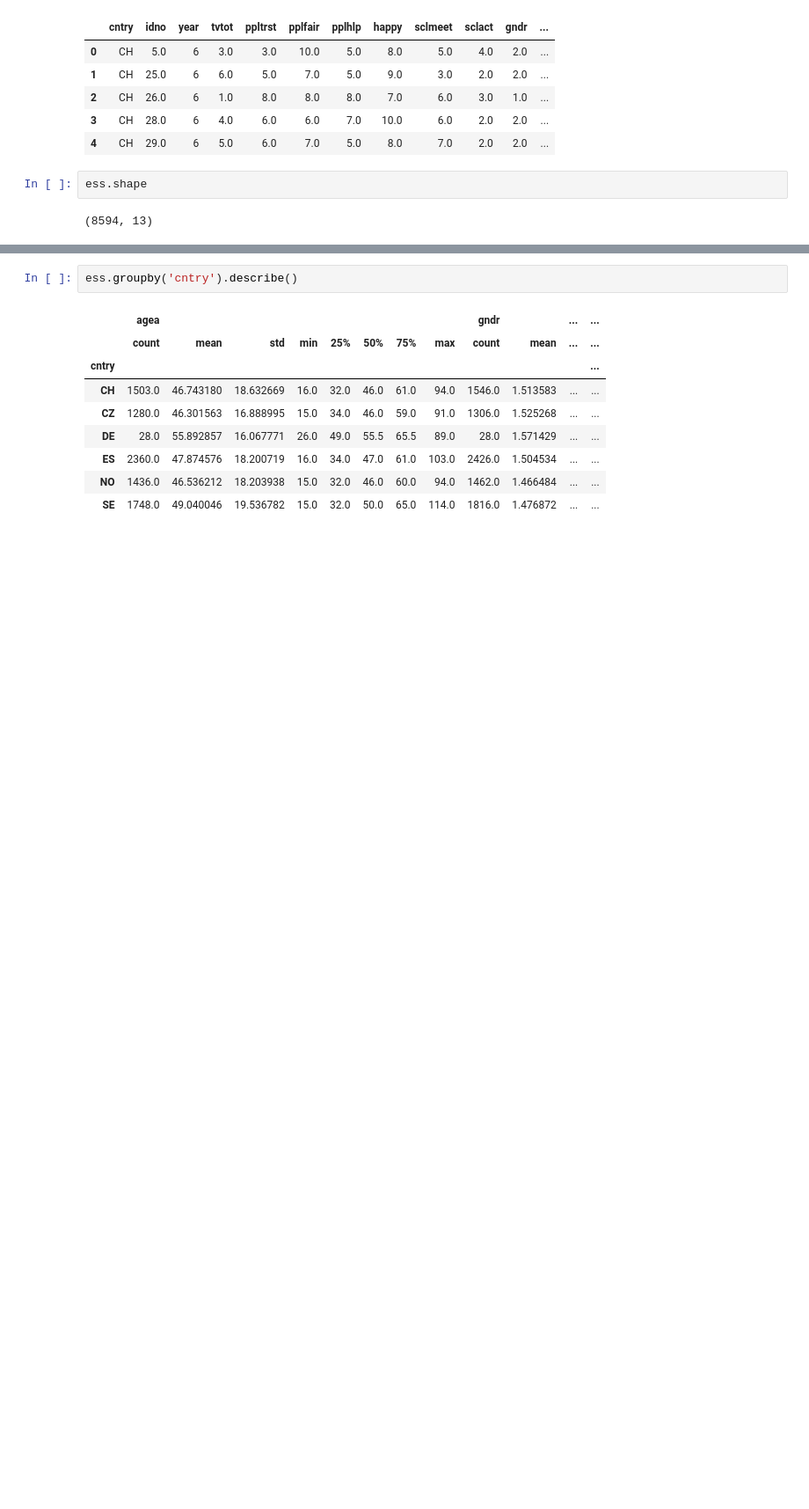
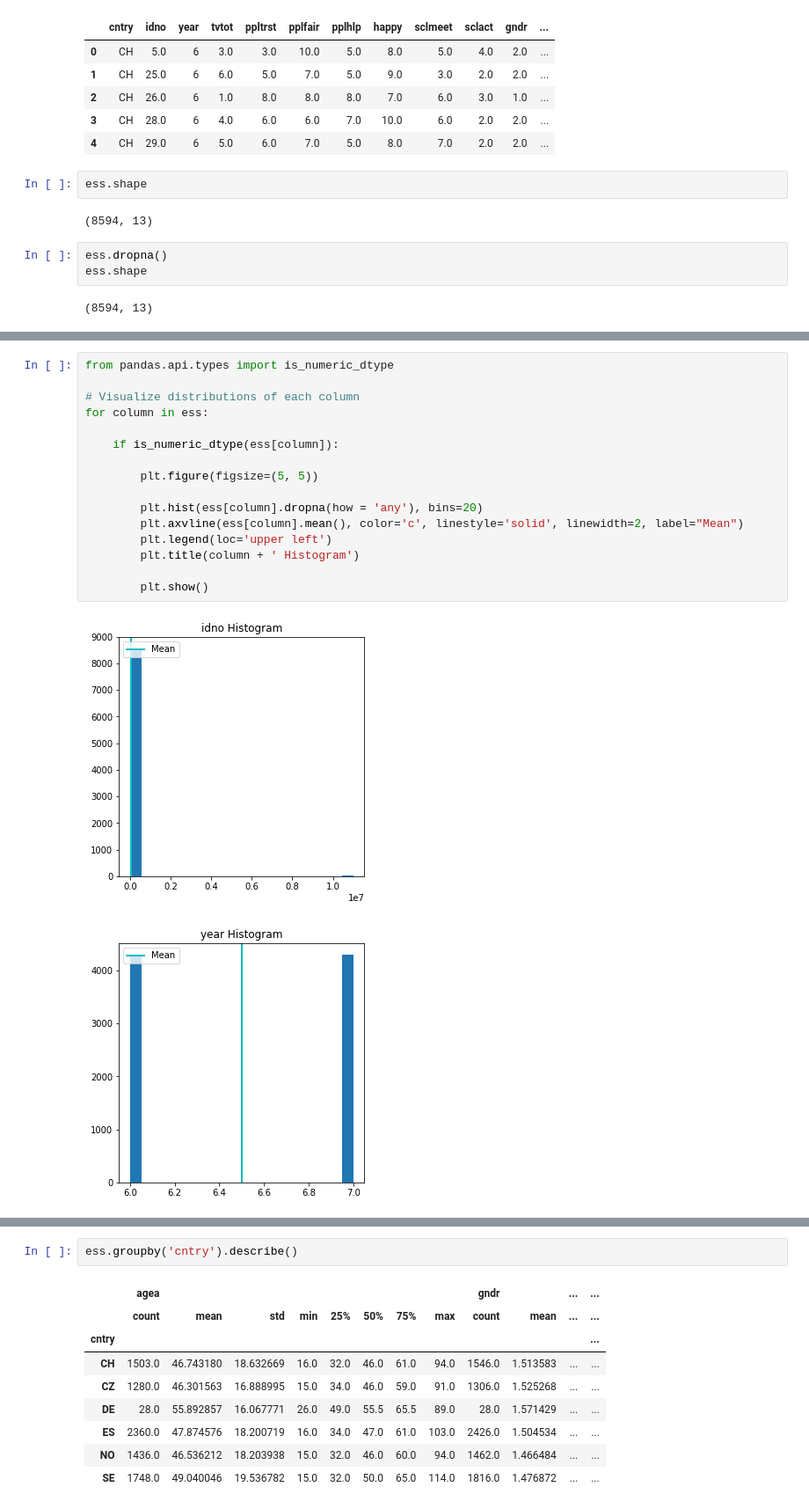
Before and after one commit to mbeckmanssf/Thinkful, a Jupyter notebook: Unit-5/5.4-What_Test.ipynb, the cells around one changed output, grey strips where cells are left out. Shown at 88% size. Drawn from its saved outputs; the diff is of its cells as text; blank space fills up the shorter version.

```diff
--- a/Unit-5/5.4-What_Test.ipynb
+++ b/Unit-5/5.4-What_Test.ipynb
@@ -37,6 +37,11 @@ ess.head()
 ess.shape
 # %% [output]
 (8594, 13)
+# %%
+ess.dropna()
+ess.shape
+# %% [output]
+(8594, 13)
 # %%
 ess.describe()
 # %% [output]
@@ -49,3 +54,22 @@ ess.describe()
 | 50% | 1.714000e+03 | 6.500000 | 4.000000 | 6.000000 | 6.000000 | 5.000000 | 8.000000 | 6.000000 | 3.000000 | 1.000000 | 47.000000 | ... |
 | 75% | 2.745000e+03 | 7.000000 | 5.000000 | 7.000000 | 8.000000 | 7.000000 | 9.000000 | 6.000000 | 3.000000 | 2.000000 | 62.000000 | ... |
 | max | 1.100143e+07 | 7.000000 | 7.000000 | 10.000000 | 10.000000 | 10.000000 | 10.000000 | 7.000000 | 5.000000 | 2.000000 | 114.000000 | ... |
+# %%
+from pandas.api.types import is_numeric_dtype
+
+# Visualize distributions of each column
+for column in ess:
+
+    if is_numeric_dtype(ess[column]):
+
+        plt.figure(figsize=(5, 5))
+
+        plt.hist(ess[column].dropna(how = 'any'), bins=20)
+        plt.axvline(ess[column].mean(), color='c', linestyle='solid', linewidth=2, label="Mean")
+        plt.legend(loc='upper left')
+        plt.title(column + ' Histogram')
+
+        plt.show()
+# %% [output]
+[figure, added]
+[figure, added]
```
Also changed, not shown: parts of 25 cells of this notebook.
